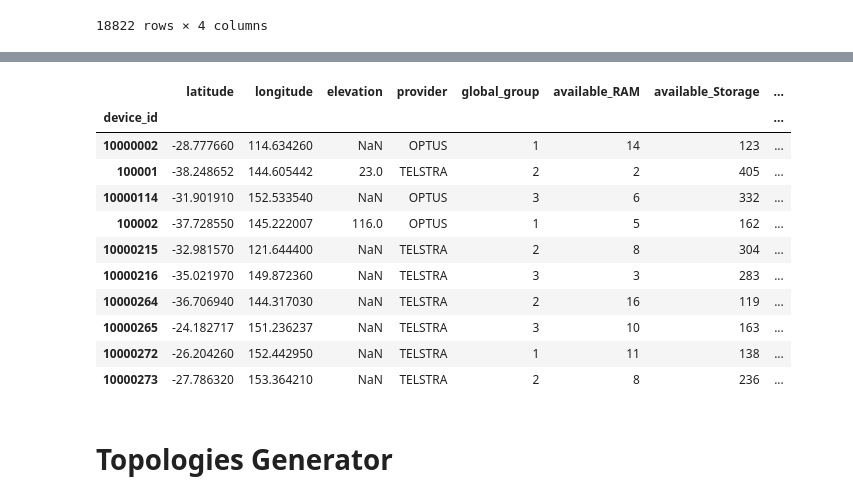
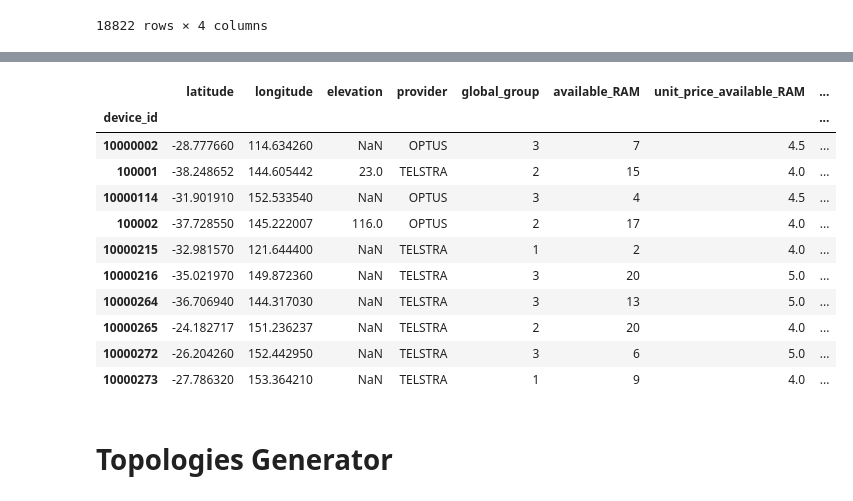
Before and after one commit to Alex-GF/services-allocation, a Jupyter notebook: synthetic_topologies_generator.ipynb, the cells around one changed output, grey strips where cells are left out. Drawn from its saved outputs; the diff is of its cells as text; code cells hidden in the pictures.

Commit message:
feat: added unit price to add-ons

```diff
--- a/synthetic_topologies_generator.ipynb
+++ b/synthetic_topologies_generator.ipynb
@@ -314,22 +284,32 @@ def assign_device_resources(
 # Example usage with custom configuration
 custom_config = {
     'global': {
-        'group_percentages': {1: 40, 2: 35, 3: 25},  # More devices in group 1 (low capacity)
+        'group_percentages': {1: 40, 2: 35, 3: 25},
         'group_ranges': {1: (0, 33), 2: (33, 66), 3: (66, 100)}
     },
     'attributes': {
         'available_RAM': {
             'min': 2,
             'max': 128,
+            'default_price': 4,
+            'price_by_provider_group': {
+                'OPTUS': {1: 3.5, 2: 4.0, 3: 4.5},
+                'TELSTRA': {3: 5.0}
+            },
             'local_distribution': {
-                1: [(70, 0, 50), (30, 50, 100)],  # Group 1: majority in low range
-                2: [(50, 20, 70), (50, 70, 100)], # Group 2: medium distribution
-                3: [(20, 0, 40), (80, 40, 100)]   # Group 3: majority in high range
+                1: [(70, 0, 50), (30, 50, 100)],
+                2: [(50, 20, 70), (50, 70, 100)],
+                3: [(20, 0, 40), (80, 40, 100)]
             }
         },
         'available_Storage': {
             'min': 20,
             'max': 2000,
+            'default_price': 0.05,
+            'price_by_provider_group': {
+                'OPTUS': {2: 0.06},
+                'VODAFONE': {1: 0.045}
+            },
             'local_distribution': {
                 1: [(80, 0, 60), (20, 60, 100)],
                 2: [(40, 0, 50), (60, 50, 100)],
@@ -338,13 +318,36 @@ custom_config = {
         },
         'available_vCPU': {
             'min': 1,
-            'max': 64
+            'max': 64,
+            'default_price': 15
         },
-        'GPU_available': {
-            'group_percentages': {1: 5, 2: 25, 3: 70}  # More GPUs on powerful devices
+        'available_GPU': {
+            'min': 0,
+            'max': 8,
+            'default_price': 120,
+            'price_by_provider_group': {
+                'TELSTRA': {2: 130, 3: 150},
+                'OPTUS': {3: 140}
+            },
+            'local_distribution': {
+                1: [(85, 0, 25), (15, 25, 50)],
+                2: [(60, 0, 50), (40, 50, 100)],
+                3: [(30, 0, 50), (70, 50, 100)]
+            }
         },
-        'TPU_available': {
-            'group_percentages': {1: 2, 2: 10, 3: 50}  # TPUs mainly in group 3
+        'available_TPU': {
+            'min': 0,
+            'max': 4,
+            'default_price': 200,
+            'price_by_provider_group': {
+                'TELSTRA': {3: 240},
+                'OPTUS': {2: 210}
+            },
+            'local_distribution': {
+                1: [(90, 0, 25), (10, 25, 50)],
+                2: [(70, 0, 50), (30, 50, 100)],
+                3: [(40, 0, 50), (60, 50, 100)]
+            }
         }
     }
 }
@@ -355,10 +358,15 @@ devices_df = assign_device_resources(devices_df, custom_config)
 print(f"\nDevices per group:")
 print(devices_df['global_group'].value_counts().sort_index())
 print(f"\nResource statistics:")
-print(devices_df[['available_RAM', 'available_Storage', 'available_vCPU']].describe())
-print(f"\nAccelerator availability:")
-print(f"GPU_available: {devices_df['GPU_available'].sum()} ({devices_df['GPU_available'].sum()/len(devices_df)*100:.1f}%)")
-print(f"TPU_available: {devices_df['TPU_available'].sum()} ({devices_df['TPU_available'].sum()/len(devices_df)*100:.1f}%)")
+print(devices_df[['available_RAM', 'available_Storage', 'available_vCPU', 'available_GPU', 'available_TPU']].describe())
+print(f"\nAccelerator availability (counts):")
+print(f"available_GPU: {devices_df['available_GPU'].sum()}")
+print(f"available_TPU: {devices_df['available_TPU'].sum()}")
+
+# Show pricing overrides applied on a sample
+price_cols = [c for c in devices_df.columns if c.startswith('unit_price_')]
+print("\nSample unit prices:")
+print(devices_df[['provider', 'global_group'] + price_cols].head(10))
 
 devices_df.head(10)
 # %% [output]
@@ -382,15 +390,15 @@ TPU_available: 3161 (16.8%)
-|  | latitude | longitude | elevation | provider | global_group | available_RAM | available_Storage | ... |
+|  | latitude | longitude | elevation | provider | global_group | available_RAM | unit_price_available_RAM | ... |
 | device_id |  |  |  |  |  |  |  | ... |
-| 10000002 | -28.777660 | 114.634260 | NaN | OPTUS | 1 | 14 | 123 | ... |
-| 100001 | -38.248652 | 144.605442 | 23.0 | TELSTRA | 2 | 2 | 405 | ... |
-| 10000114 | -31.901910 | 152.533540 | NaN | OPTUS | 3 | 6 | 332 | ... |
-| 100002 | -37.728550 | 145.222007 | 116.0 | OPTUS | 1 | 5 | 162 | ... |
-| 10000215 | -32.981570 | 121.644400 | NaN | TELSTRA | 2 | 8 | 304 | ... |
-| 10000216 | -35.021970 | 149.872360 | NaN | TELSTRA | 3 | 3 | 283 | ... |
-| 10000264 | -36.706940 | 144.317030 | NaN | TELSTRA | 2 | 16 | 119 | ... |
-| 10000265 | -24.182717 | 151.236237 | NaN | TELSTRA | 3 | 10 | 163 | ... |
-| 10000272 | -26.204260 | 152.442950 | NaN | TELSTRA | 1 | 11 | 138 | ... |
-| 10000273 | -27.786320 | 153.364210 | NaN | TELSTRA | 2 | 8 | 236 | ... |
+| 10000002 | -28.777660 | 114.634260 | NaN | OPTUS | 3 | 7 | 4.5 | ... |
+| 100001 | -38.248652 | 144.605442 | 23.0 | TELSTRA | 2 | 15 | 4.0 | ... |
+| 10000114 | -31.901910 | 152.533540 | NaN | OPTUS | 3 | 4 | 4.5 | ... |
+| 100002 | -37.728550 | 145.222007 | 116.0 | OPTUS | 2 | 17 | 4.0 | ... |
+| 10000215 | -32.981570 | 121.644400 | NaN | TELSTRA | 1 | 2 | 4.0 | ... |
+| 10000216 | -35.021970 | 149.872360 | NaN | TELSTRA | 3 | 20 | 5.0 | ... |
+| 10000264 | -36.706940 | 144.317030 | NaN | TELSTRA | 3 | 13 | 5.0 | ... |
+| 10000265 | -24.182717 | 151.236237 | NaN | TELSTRA | 2 | 20 | 4.0 | ... |
+| 10000272 | -26.204260 | 152.442950 | NaN | TELSTRA | 3 | 6 | 5.0 | ... |
+| 10000273 | -27.786320 | 153.364210 | NaN | TELSTRA | 1 | 9 | 4.0 | ... |
 # %%
 devices_df.to_csv(os.path.join(DATASET_RESULT_DIR, "devices.csv"))
 # %% [markdown]
```
Also changed, not shown: parts of 5 cells of this notebook, 1 other file.
